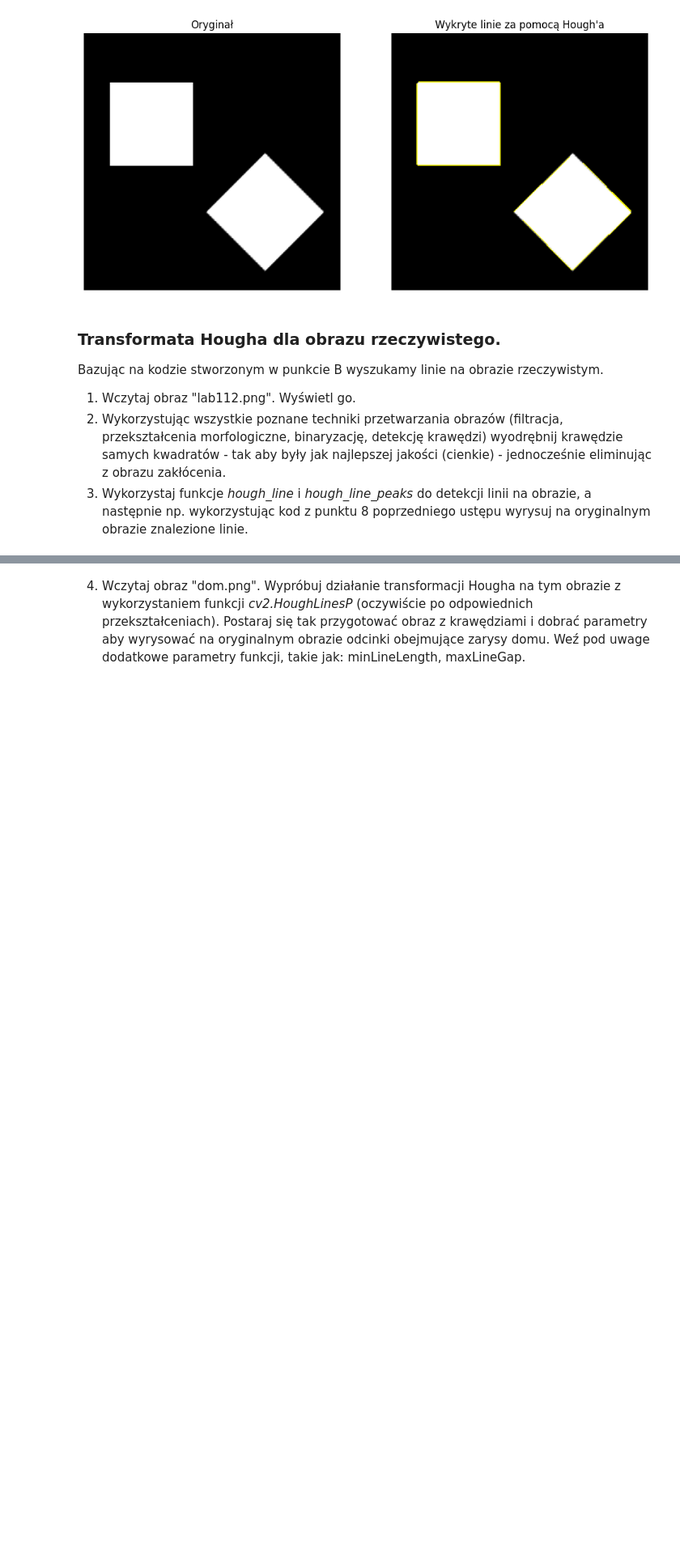
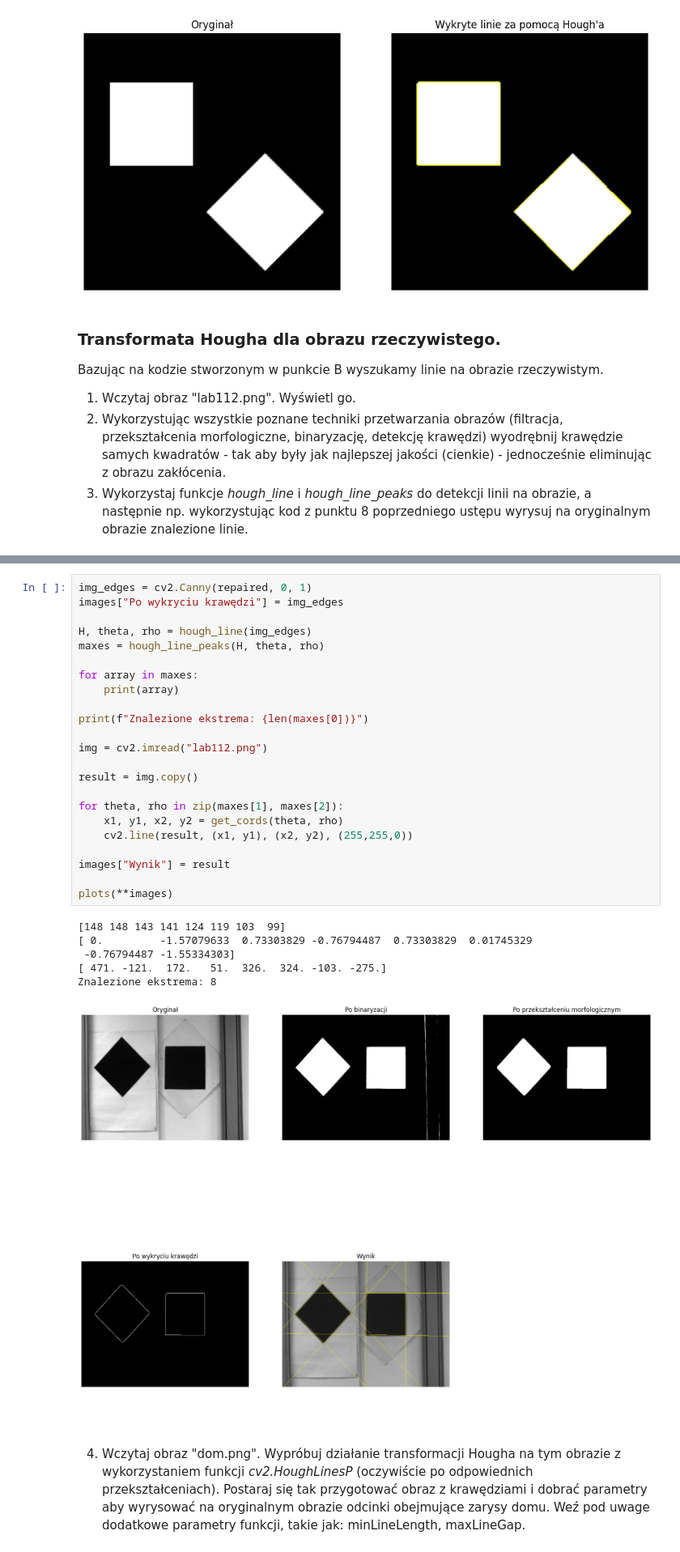
Before and after one commit to DziqG2NK/Przetwarzanie-i-analiza-obraz-w-cyfrowych, a Jupyter notebook: zajecia_4/Hough.ipynb, the cells around one changed output, grey strips where cells are left out. Shown at 81% size. Saved outputs shown, nothing was run; the diff lists cells and outputs as text; blank space fills up the shorter version.

```diff
--- a/zajecia_4/Hough.ipynb
+++ b/zajecia_4/Hough.ipynb
@@ -329,2 +346,32 @@ Bazując na kodzie stworzonym w punkcie B wyszukamy linie na obrazie rzeczywisty
+# %%
+img_edges = cv2.Canny(repaired, 0, 1)
+images["Po wykryciu krawędzi"] = img_edges
+
+H, theta, rho = hough_line(img_edges)
+maxes = hough_line_peaks(H, theta, rho)
+
+for array in maxes:
+    print(array)
+
+print(f"Znalezione ekstrema: {len(maxes[0])}")
+
+img = cv2.imread("lab112.png")
+
+result = img.copy()
+
+for theta, rho in zip(maxes[1], maxes[2]):
+    x1, y1, x2, y2 = get_cords(theta, rho)
+    cv2.line(result, (x1, y1), (x2, y2), (255,255,0))
+
+images["Wynik"] = result
+
+plots(**images)
+# %% [output]
+[148 148 143 141 124 119 103  99]
+[ 0.         -1.57079633  0.73303829 -0.76794487  0.73303829  0.01745329
+ -0.76794487 -1.55334303]
+[ 471. -121.  172.   51.  326.  324. -103. -275.]
+Znalezione ekstrema: 8
+[figure, added]
 # %% [markdown]
 4. Wczytaj obraz "dom.png". Wypróbuj działanie transformacji Hougha na tym obrazie z wykorzystaniem funkcji _cv2.HoughLinesP_  (oczywiście po odpowiednich przekształceniach). Postaraj się tak przygotować obraz z krawędziami i dobrać parametry aby wyrysować na oryginalnym obrazie odcinki obejmujące zarysy domu. Weź pod uwage dodatkowe parametry funkcji, takie jak:   minLineLength, maxLineGap.
```
Also changed, not shown: parts of 2 cells of this notebook.
